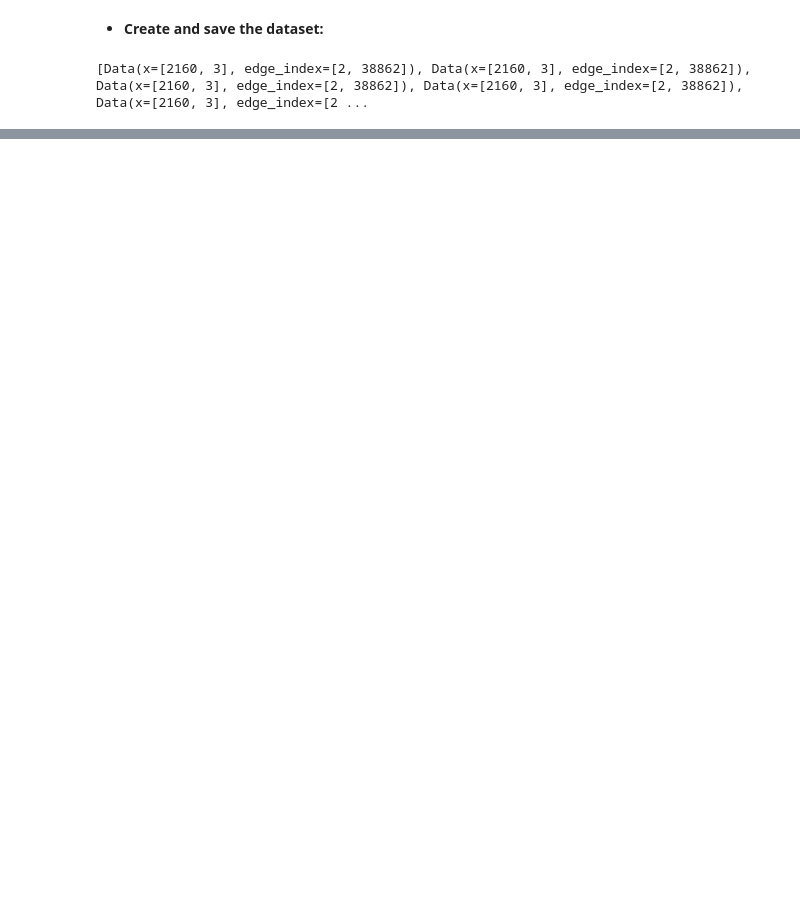
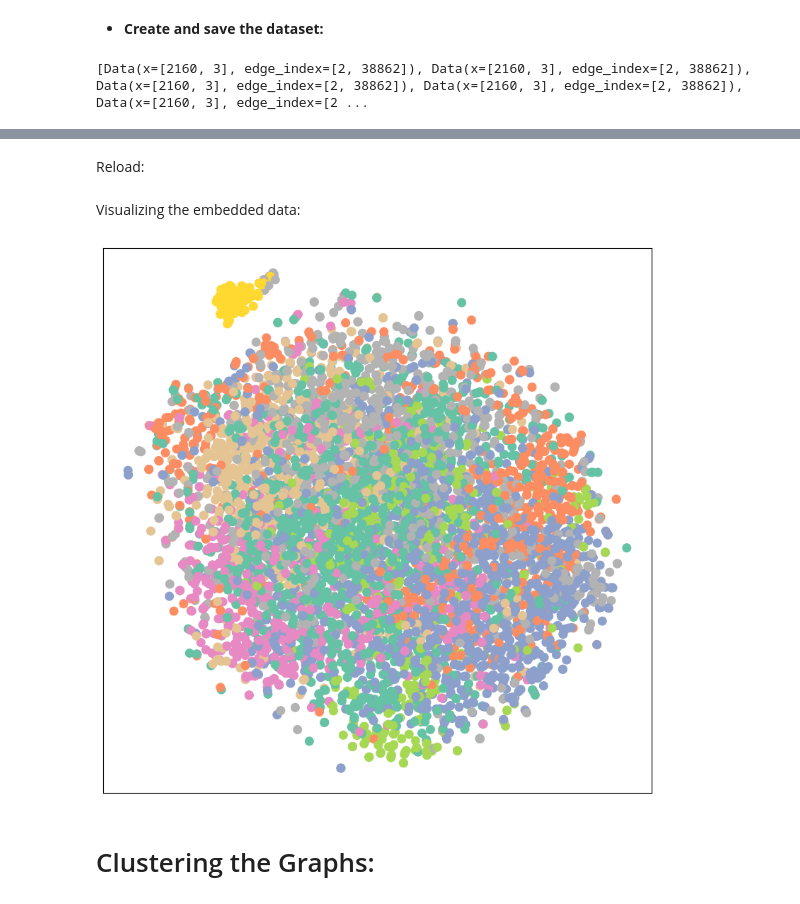
Before and after one commit to MeysamAmirsardari/PoseModel, a Jupyter notebook: Jupyter Notebook/Modeling.ipynb, the cells around one changed output, grey strips where cells are left out. Cells and saved outputs as stored; diff of their text form; code cells hidden in the pictures; blank space fills up the shorter version.

```diff
--- a/Jupyter Notebook/Modeling.ipynb
+++ b/Jupyter Notebook/Modeling.ipynb
@@ -103,6 +152,7 @@ def set_nodes(Xs, Ys, CLs, off_idx, land_mark_num, epoch_len, encoders=None):
 num_landmarks = 18
 num_layers = 120
 edge_index = []
+edge_attr = []
 
 # Connect each landmark to all other landmarks in the same layer
 for layer in range(num_layers):
@@ -110,6 +160,7 @@ for layer in range(num_layers):
     layer_edges = [(i, j) for i in range(start, start + num_landmarks) for j in range(start, start + num_landmarks) if i != j]
     layer_edges = [[edge[0], edge[1]] for edge in layer_edges]
     edge_index.extend(layer_edges)
+    edge_attr.extend([edj_attr_matrix[i % num_landmarks, j % num_landmarks] for i, j in layer_edges])
 
 # Connect each landmark to the same landmark in the next layer
 for layer in range(num_layers - 1):
@@ -117,11 +168,11 @@ for layer in range(num_layers - 1):
     start2 = (layer + 1) * num_landmarks
     layer_edges = [[i, j] for i in range(start1, start1 + num_landmarks) for j in range(start2, start2 + num_landmarks) if i % num_landmarks == j % num_landmarks]
     edge_index.extend(layer_edges)
+    edge_attr.extend([1 for _ in layer_edges])
 
-edge_index = torch.tensor(edge_index).t().contiguous()
+edge_index = torch.tensor(edge_index).double().t().contiguous()
+edge_attr = torch.tensor(edge_attr).unsqueeze(-1)
 # %%
-from torch_geometric.data import Data
-
 epoch_len = 120
 land_mark_num = 18
 len = df.shape[0]-1
@@ -129,16 +180,18 @@ overlap = 0.5
 graph_list = []
 order = []
 count = 0
-step = int(epoch_len*(1-overlap))
+step = 10
 
 #edge_index, edge_attr = set_edges(epoch_len, land_mark_num)
 
-for i in range(1, len+1-2*step, step):
-  x = set_nodes(Xs, Ys, CLs, i, land_mark_num, epoch_len)
-  data = Data(x=x, edge_index=edge_index)
+for i in range(1, len-epoch_len, step):
+  x = set_nodes(norm_Xs, norm_Ys, CLs, i, land_mark_num, epoch_len)
+  data = Data(x=x, edge_index=edge_index, edge_attr=edge_attr)
   graph_list.append(data)
   count = count + 1
   order.append((count, i))
+
+graph_num = count
 # %% [markdown]
 * **Create and save the dataset:**
 # %%
@@ -376,0 +634,15 @@ cluster_labels = gmm.predict(embeddings)
+# %% [markdown]
+Reload:
+# %%
+embeddings = np.load('/content/drive/MyDrive/SocioSent/embeddings2.npy')
+# embedded_3d = np.load('/content/drive/MyDrive/node_embeddings_3D.npy')
+# %%
+embeddings2 = np.array(embeddings[:,0,:])
+# %% [markdown]
+Visualizing the embedded data:
+# %%
+visualize(torch.tensor(embeddings2), color=np.zeros([1,graph_num]))
+# %% [output]
+[figure, added]
+# %% [markdown]
+# Clustering the Graphs:
```
Also changed, not shown: parts of 78 cells of this notebook.
